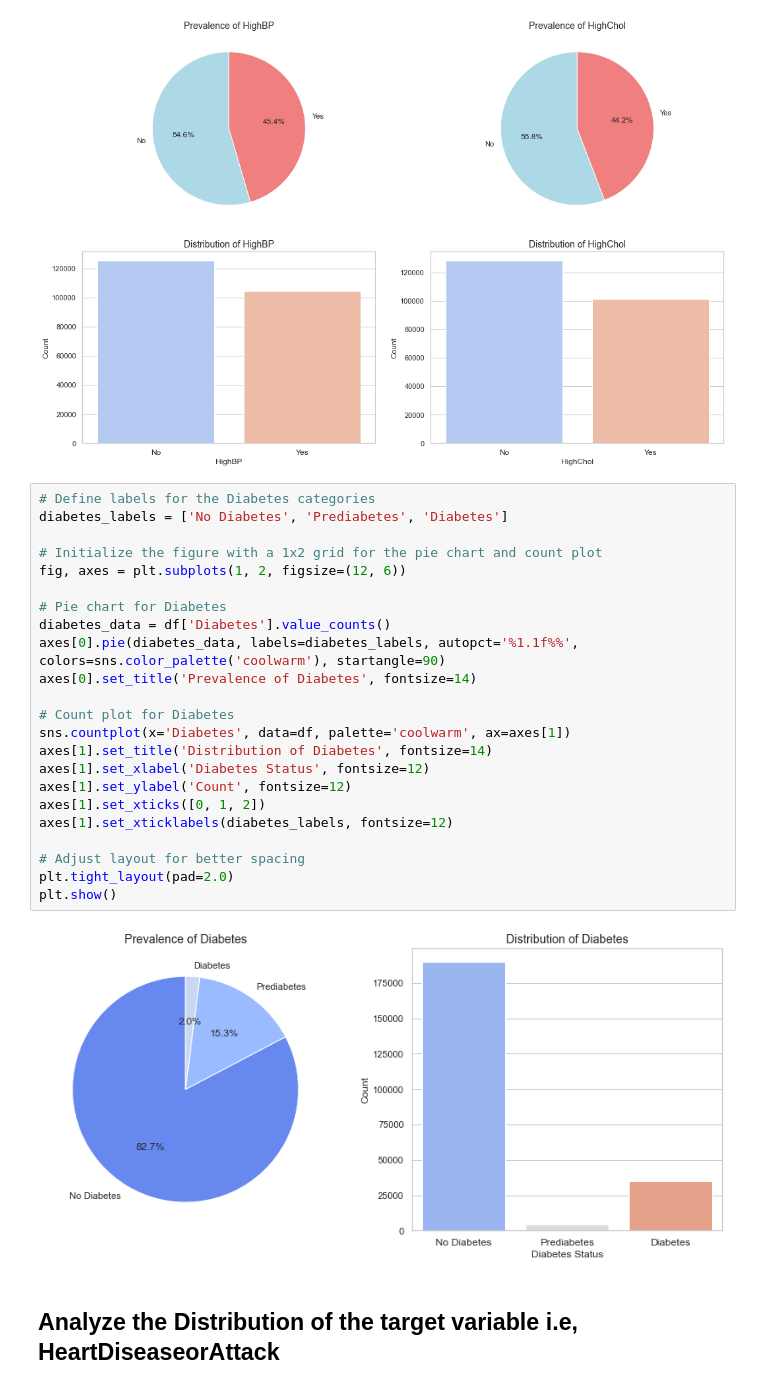
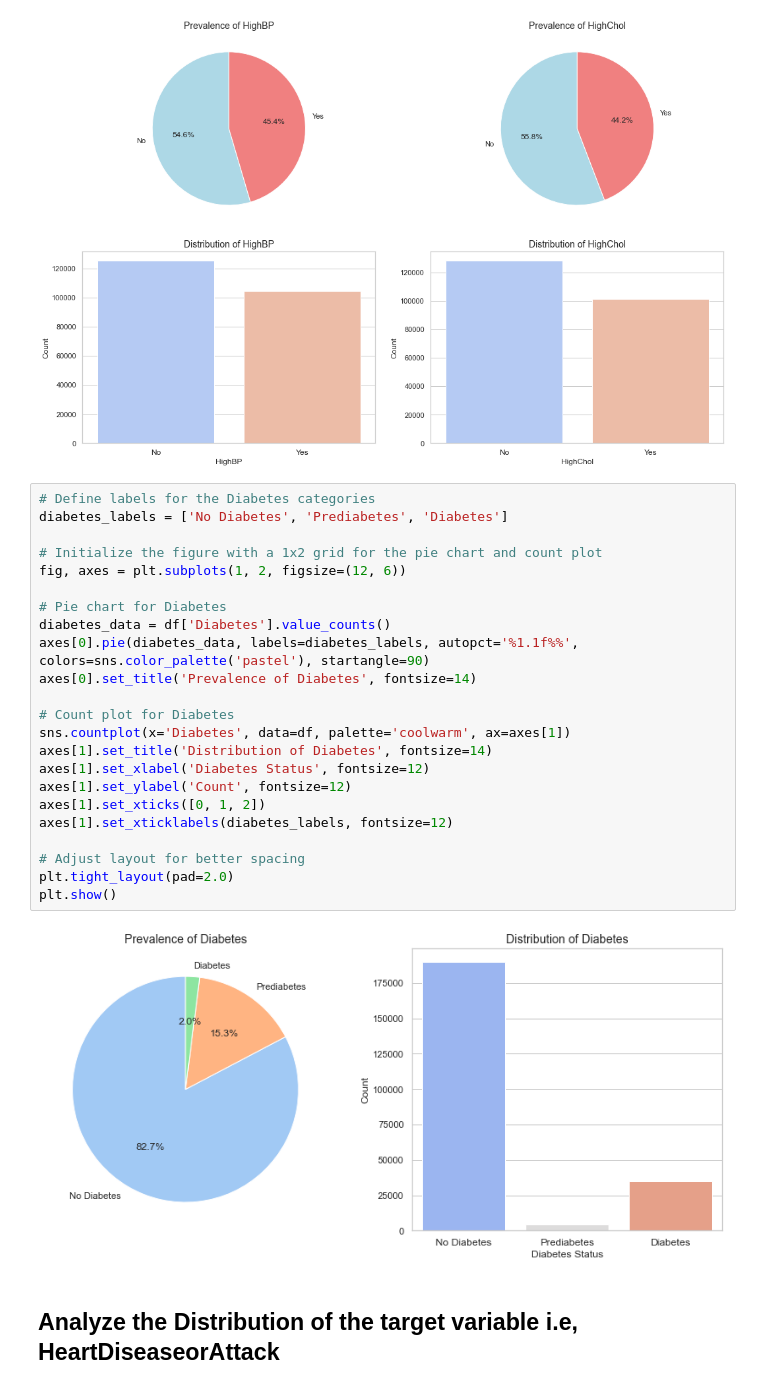
Before and after one commit to pr1thvi/HeartRisk-Demographic-Analysis, a Jupyter notebook: Mentormind_Healthcare_Analytics.ipynb, the cells around one changed output. Drawn from its saved outputs; the diff is of its cells as text.

```diff
--- a/Mentormind_Healthcare_Analytics.ipynb
+++ b/Mentormind_Healthcare_Analytics.ipynb
@@ -138,28 +138,28 @@ plt.show()
 # %%
 # Define labels for the Diabetes categories
 diabetes_labels = ['No Diabetes', 'Prediabetes', 'Diabetes']
 
 # Initialize the figure with a 1x2 grid for the pie chart and count plot
 fig, axes = plt.subplots(1, 2, figsize=(12, 6))
 
 # Pie chart for Diabetes
 diabetes_data = df['Diabetes'].value_counts()
-axes[0].pie(diabetes_data, labels=diabetes_labels, autopct='%1.1f%%', colors=sns.color_palette('coolwarm'), startangle=90)
+axes[0].pie(diabetes_data, labels=diabetes_labels, autopct='%1.1f%%', colors=sns.color_palette('pastel'), startangle=90)
 axes[0].set_title('Prevalence of Diabetes', fontsize=14)
 
 # Count plot for Diabetes
 sns.countplot(x='Diabetes', data=df, palette='coolwarm', ax=axes[1])
 axes[1].set_title('Distribution of Diabetes', fontsize=14)
 axes[1].set_xlabel('Diabetes Status', fontsize=12)
 axes[1].set_ylabel('Count', fontsize=12)
 axes[1].set_xticks([0, 1, 2])
 axes[1].set_xticklabels(diabetes_labels, fontsize=12)
 
 # Adjust layout for better spacing
 plt.tight_layout(pad=2.0)
 plt.show()
 # %% [output]
-[figure, old version]
+[figure, new version]
 # %% [markdown]
 ## Analyze the Distribution of the target variable i.e, HeartDiseaseorAttack
 # %%
```
Also changed, not shown: parts of 16 cells of this notebook.
